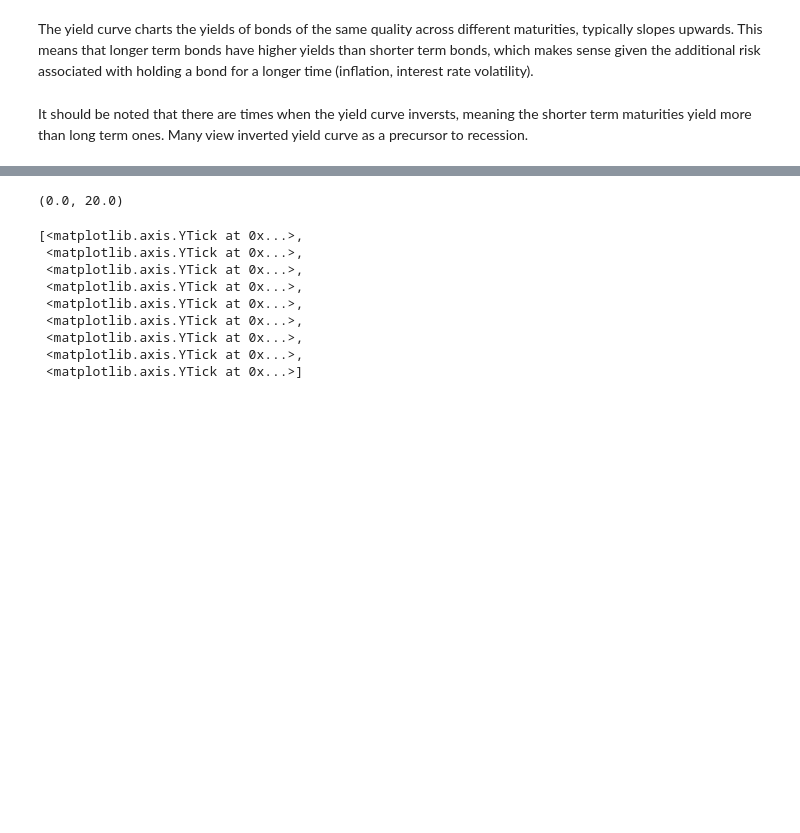
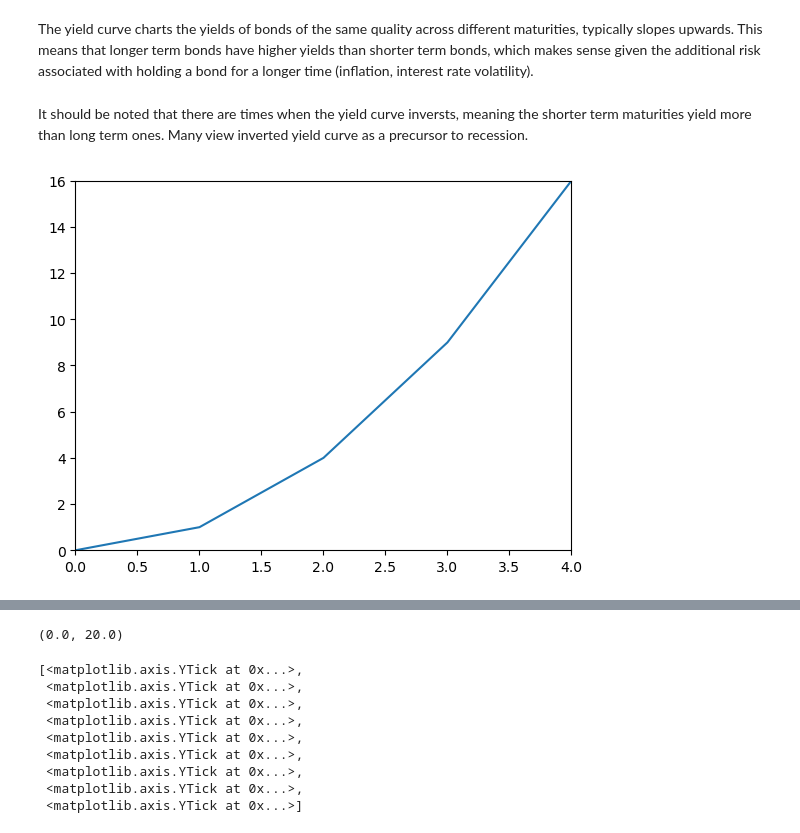
Before and after one commit to MichalPoleszczuk/Books, a Jupyter notebook: Python_for_Algorithmic_Trading_Cookbook/Chapter3/Notes_to_Chapter3.ipynb, the cells around one changed output, grey strips where cells are left out. Cells and saved outputs as stored; diff of their text form; code cells hidden in the pictures; blank space fills up the shorter version.

```diff
--- a/Python_for_Algorithmic_Trading_Cookbook/Chapter3/Notes_to_Chapter3.ipynb
+++ b/Python_for_Algorithmic_Trading_Cookbook/Chapter3/Notes_to_Chapter3.ipynb
@@ -124,6 +126,30 @@ The yield curve charts the yields of bonds of the same quality across different
 It should be noted that there are times when the yield curve inversts, meaning the shorter term maturities yield more than long term ones. Many view inverted yield curve as a precursor to recession.
 # %%
 # Creating an animated plot requires a specialized function called animation which is imported from Matplotlib
+# %%
+# implementing easier example (without animation for better understanding)
+import matplotlib.pyplot as plt
+
+# Step 1: Create a figure and an Axes
+fig = plt.figure()            # Create a blank figure (canvas)
+ax = fig.add_subplot(1, 1, 1)  # Add a single Axes to this figure (1x1 grid)
+
+# Step 2: Initialize an empty line
+line, = ax.plot([], [])        # Create an empty line object on the Axes
+
+# Step 3: Set up the data and update the line
+x_data = [0, 1, 2, 3, 4]       # x values
+y_data = [0, 1, 4, 9, 16]      # y values (example: y = x^2)
+line.set_data(x_data, y_data)  # Update the line with the x and y data
+
+# Step 4: Set the axis limits to fit the data range
+ax.set_xlim(0, 4)              # Set x-axis limits to match x_data
+ax.set_ylim(0, 16)             # Set y-axis limits to match y_data
+
+# Step 5: Show the plot
+plt.show()
+# %% [output]
+[figure, added]
 # %%
 import matplotlib.pyplot as plt
 import numpy as np
```
Also changed, not shown: parts of 37 cells of this notebook.
